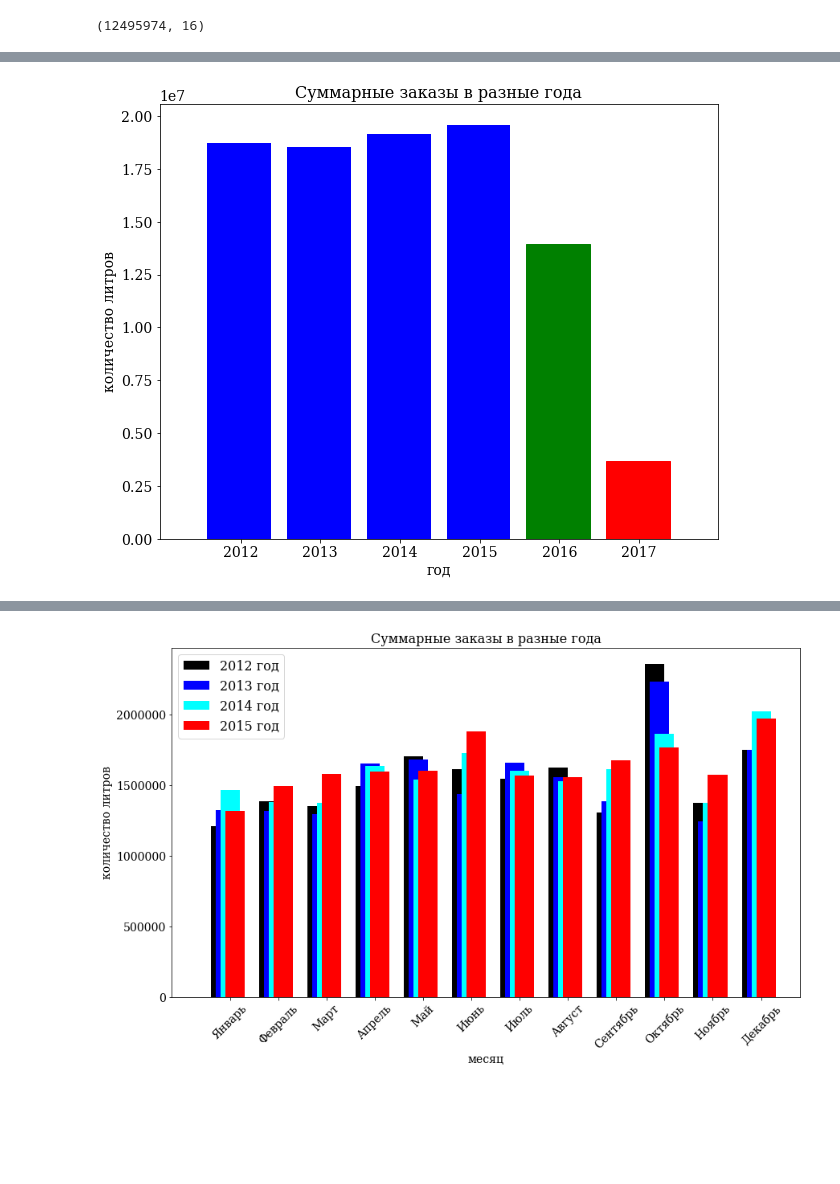
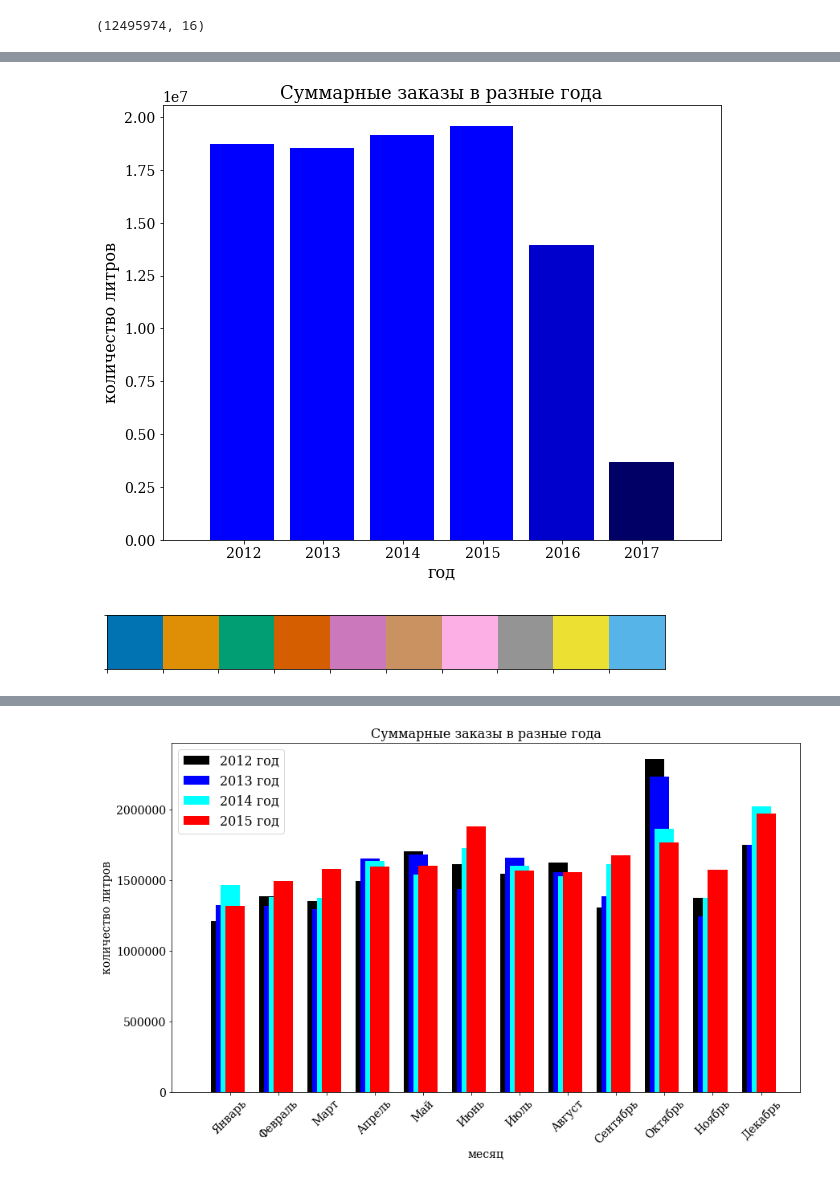
Before and after one commit to neyudin/visualization, a Jupyter notebook: Yudin Iowa Liquor Sales Exploratory Data Analysis.ipynb, the cells around one changed output, grey strips where cells are left out. Cells and saved outputs as stored; diff of their text form; code cells hidden in the pictures; blank space fills up the shorter version.

Commit message:
Added plots

```diff
--- a/Yudin Iowa Liquor Sales Exploratory Data Analysis.ipynb
+++ b/Yudin Iowa Liquor Sales Exploratory Data Analysis.ipynb
@@ -84,0 +138,14 @@ total_year_sales = dataset.loc[:, ['Year', 'Volume Sold (Liters)']].groupby('Yea
+# %%
+figsize(10, 8)
+sns.set()
+plt.title('Суммарные заказы в разные года', fontsize=18)
+plt.xlabel('год', fontsize=16)
+plt.ylabel('количество литров', fontsize=16)
+plt.xticks(fontsize=14)
+plt.yticks(fontsize=14)
+norm = plt.Normalize(0, int(total_year_sales.loc[:, 'Volume Sold (Liters)'].max()))
+colors = plt.cm.winter(norm(total_year_sales.loc[:, 'Volume Sold (Liters)'].as_matrix().astype(int)))
+g = sns.barplot(x=total_year_sales_melted.columns[0], y=total_year_sales_melted.columns[2],\
+                data=total_year_sales_melted, palette=colors)
+plt.savefig('1g.png', bbox_inches='tight')
+plt.show()
@@ -85,20 +154,28 @@ total_year_sales = dataset.loc[:, ['Year', 'Volume Sold (Liters)']].groupby('Yea
 # %%
 x = np.array(total_year_sales.index)
 y = total_year_sales.as_matrix().ravel()
 figsize(10, 8)
 nd = np.arange(x.shape[0])
 width = 0.8
-barlist = plt.bar(nd, y, color='b')
-barlist[-2].set_color('g')
-barlist[-1].set_color('r')
-plt.xticks(nd + width / 50, tuple(str(year) for year in x))
+#
+#jet = cm = plt.get_cmap('jet')
+#cNorm  = colors.Normalize(vmin=0, vmax=values[-1])
+#scalarMap = cmx.ScalarMappable(norm=cNorm, cmap=jet)
+#
+barlist = plt.bar(nd, y, color=(0, 0, 1))
+barlist[-2].set_color((0, 0, 0.8))
+barlist[-1].set_color((0, 0, 0.4))
+plt.xticks(nd + width / 50, tuple(str(year) for year in x), fontsize=14)
+plt.yticks(fontsize=14)
 plt.xlim(-1, x.shape[0])
-plt.xlabel('год', fontsize=14)
-plt.ylabel('количество литров', fontsize=14)
-plt.title('Суммарные заказы в разные года', fontsize=16)
+plt.xlabel('год', fontsize=16)
+plt.ylabel('количество литров', fontsize=16)
+plt.title('Суммарные заказы в разные года', fontsize=18)
+plt.style.use('seaborn')
+plt.savefig('1g.png', bbox_inches='tight')
 plt.show()
 # %% [output]
-[figure, old version]
+[figure, new version]
 # %%
 total_year_sales = dataset.loc[:, ['Day of Year', 'Year', 'Volume Sold (Liters)']].groupby(['Year',
                                                                                             'Day of Year']).sum()
@@ -104,0 +185,4 @@ total_year_sales = dataset.loc[:, ['Day of Year', 'Year', 'Volume Sold (Liters)'
+# %%
+sns.palplot(sns.color_palette('colorblind'))
+# %% [output]
+[figure, added]
```
Also changed, not shown: parts of 35 cells of this notebook.
